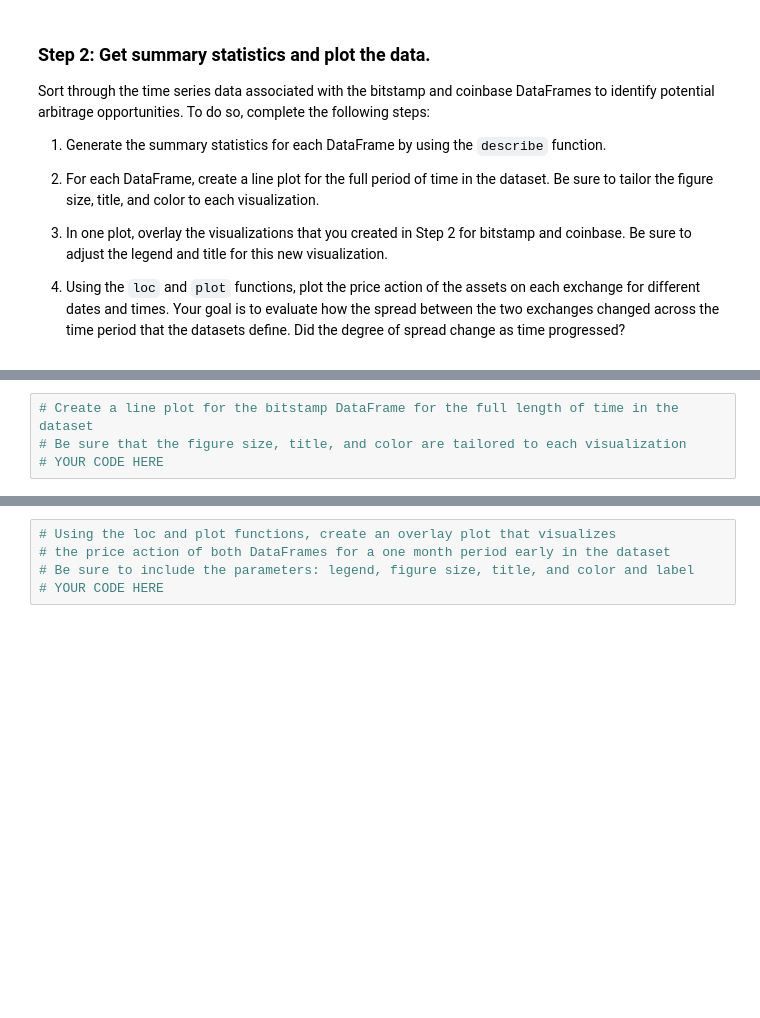
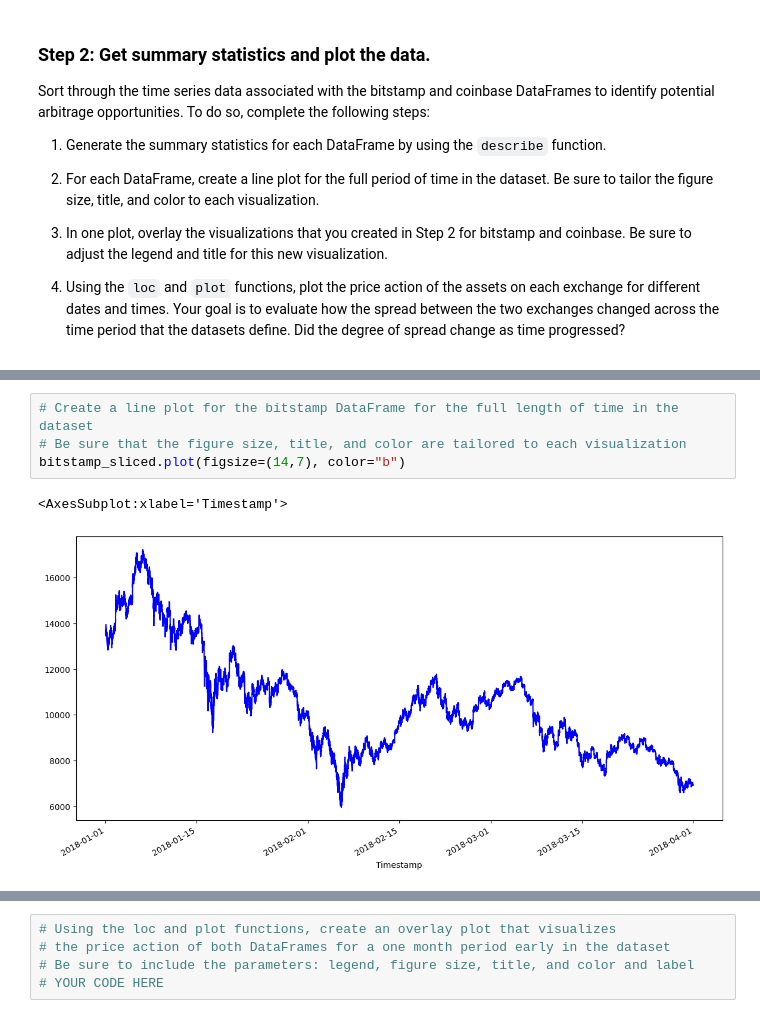
Before and after one commit to Abillu/ChallengeM3_Upload, a Jupyter notebook: crypto_arbitrage.ipynb, the cells around one changed output, grey strips where cells are left out. Cells and saved outputs as stored; diff of their text form; blank space fills up the shorter version.

Commit message:
Update Plots

```diff
--- a/crypto_arbitrage.ipynb
+++ b/crypto_arbitrage.ipynb
@@ -290,7 +312,10 @@ Sort through the time series data associated with the bitstamp and coinbase Data
 # %%
 # Create a line plot for the bitstamp DataFrame for the full length of time in the dataset
 # Be sure that the figure size, title, and color are tailored to each visualization
-# YOUR CODE HERE
+bitstamp_sliced.plot(figsize=(14,7), color="b")
+# %% [output]
+<AxesSubplot:xlabel='Timestamp'>
+[figure, added]
 # %%
 # Create a line plot for the coinbase DataFrame for the full length of time in the dataset
 # Be sure that the figure size, title, and color are tailored to each visualization
```
Also changed, not shown: parts of 6 cells of this notebook.
